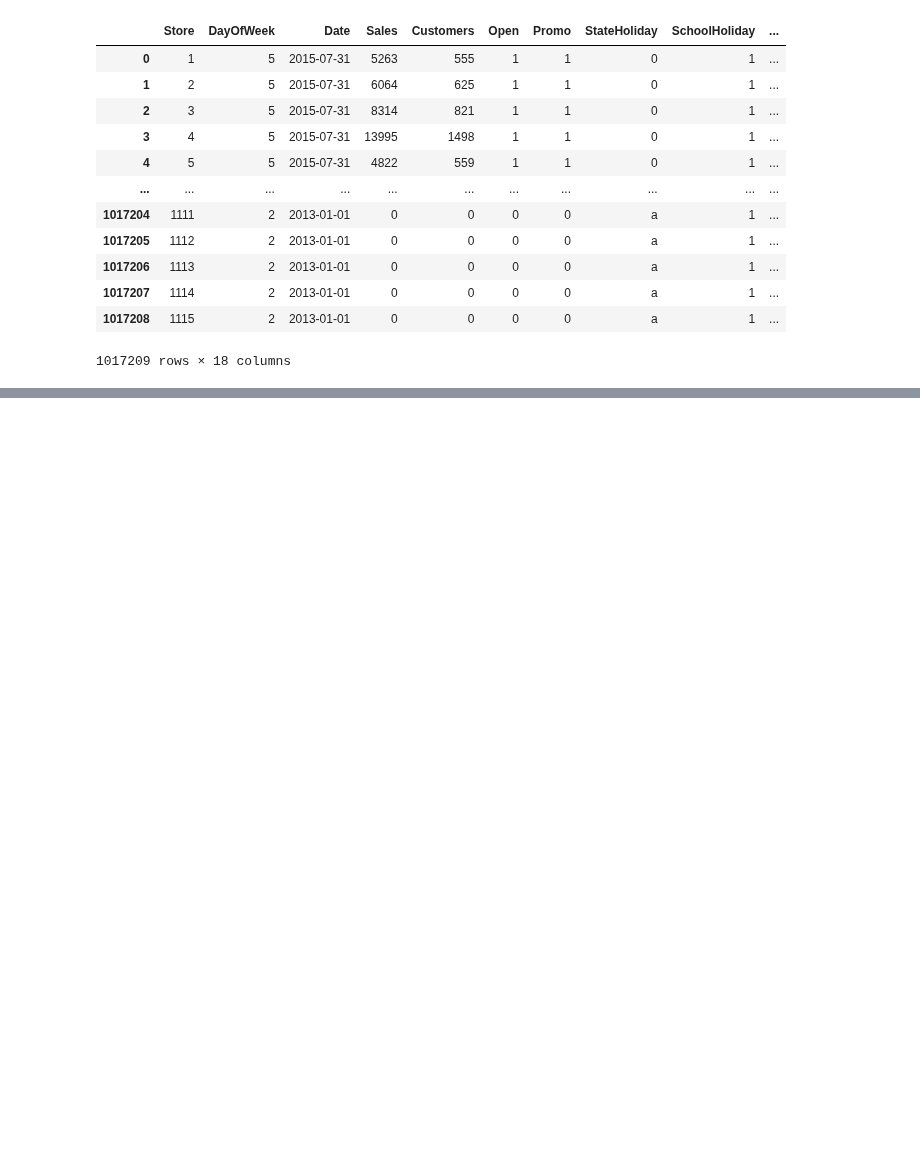
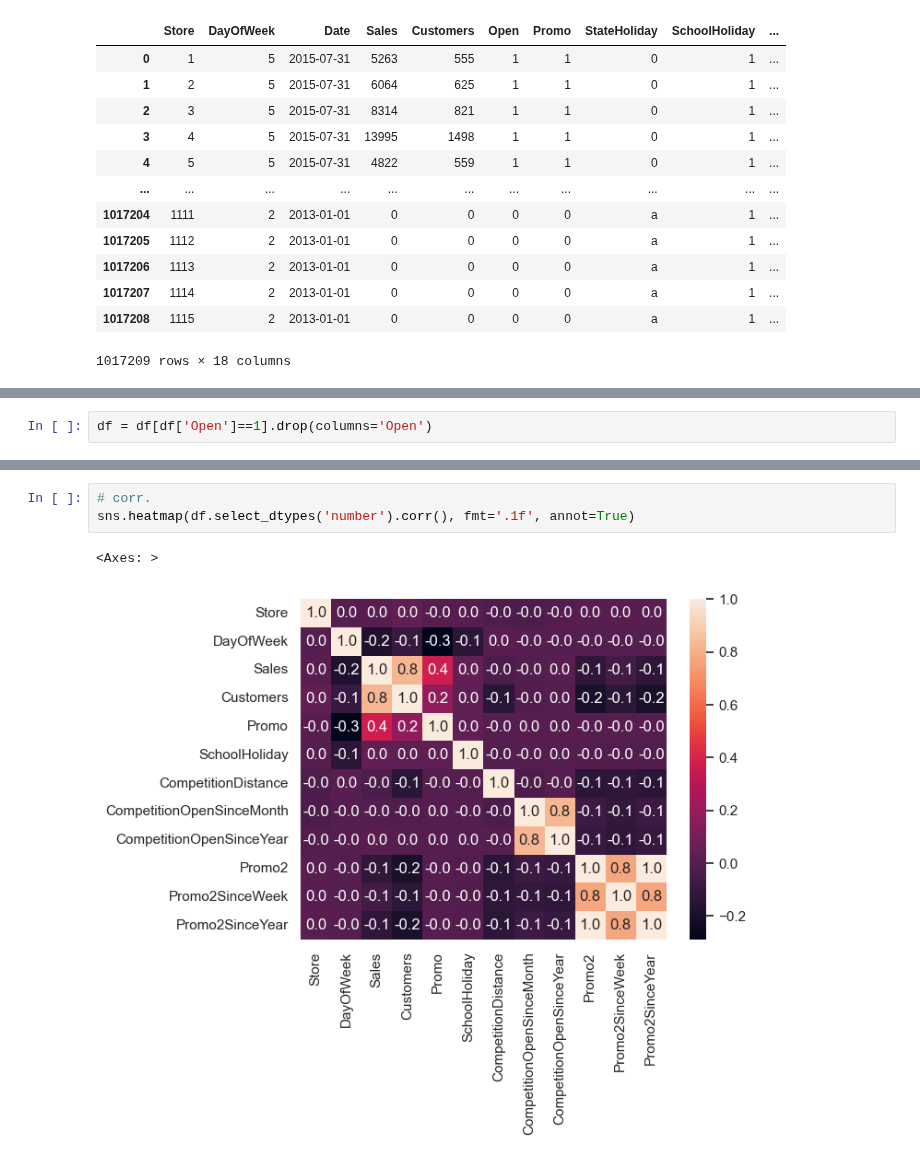
Before and after one commit to UdayMalviya/DataScience-Evening, a Jupyter notebook: project/project_01.ipynb, the cells around one changed output, grey strips where cells are left out. Saved outputs shown, nothing was run; the diff lists cells and outputs as text; blank space fills up the shorter version.

```diff
--- a/project/project_01.ipynb
+++ b/project/project_01.ipynb
@@ -297,0 +382,2 @@ df
+# %%
+df = df[df['Open']==1].drop(columns='Open')
@@ -297,0 +437,6 @@ df
+# %%
+# corr.
+sns.heatmap(df.select_dtypes('number').corr(), fmt='.1f', annot=True)
+# %% [output]
+<Axes: >
+[figure, added]
```
Also changed, not shown: parts of 25 cells of this notebook, 18 other files.
